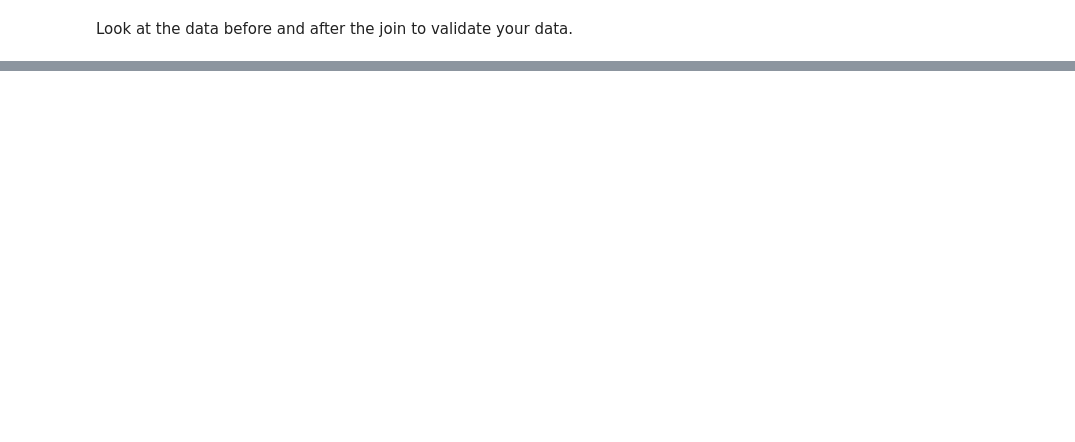
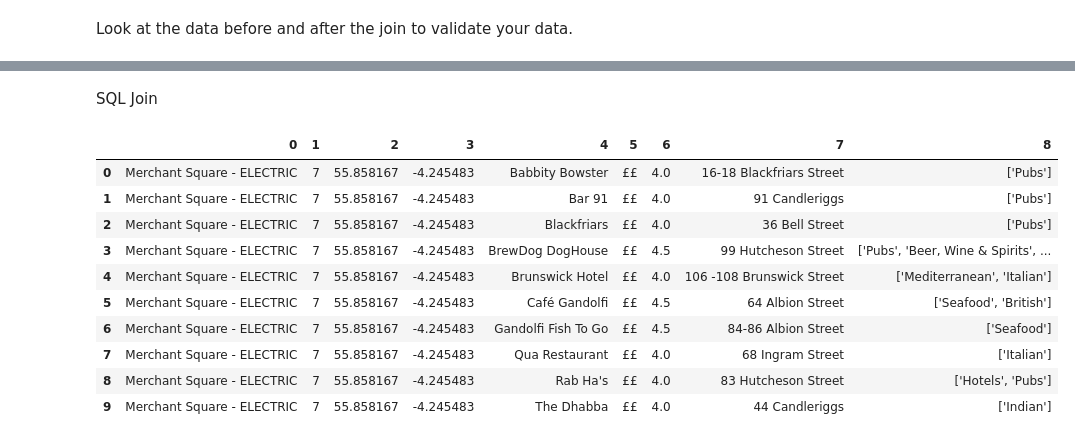
Before and after one commit to mattcorr-lhl/CityBikes-API-Project, a Jupyter notebook: notebooks/joining_data.ipynb, the cells around one changed output, grey strips where cells are left out. Saved outputs shown, nothing was run; the diff lists cells and outputs as text; code cells hidden in the pictures; blank space fills up the shorter version.

Commit message:
Implemented SQLite connection & queries to test JOINs

```diff
--- a/notebooks/joining_data.ipynb
+++ b/notebooks/joining_data.ipynb
@@ -120,0 +156,3 @@ Put all your results in an SQLite3 database (remember, SQLite stores its databas
+# %%
+# Connect to the database. If it does not exist, create it
+conn = create_connection("../data/Glasgow_Bike_Stations_and_Venues.db")
@@ -122,0 +242,30 @@ Look at the data before and after the join to validate your data.
+# %% [markdown]
+SQL Join
+# %%
+# Perform the join using a basic SQL query
+query = """ SELECT bike_stations.station_name,
+                   free_bikes,
+                   latitude,
+                   longitude,
+                   POI_name,
+                   price,
+                   rating,
+                   address,
+                   category_names
+            FROM bike_stations
+            JOIN yelp_pois
+            ON bike_stations.station_id = yelp_pois.station_id
+        """
+pd.DataFrame(execute_read_query(conn, query)).head(10)
+# %% [output]
+|  | 0 | 1 | 2 | 3 | 4 | 5 | 6 | 7 | 8 |
+| 0 | Merchant Square - ELECTRIC | 7 | 55.858167 | -4.245483 | Babbity Bowster | ££ | 4.0 | 16-18 Blackfriars Street | ['Pubs'] |
+| 1 | Merchant Square - ELECTRIC | 7 | 55.858167 | -4.245483 | Bar 91 | ££ | 4.0 | 91 Candleriggs | ['Pubs'] |
+| 2 | Merchant Square - ELECTRIC | 7 | 55.858167 | -4.245483 | Blackfriars | ££ | 4.0 | 36 Bell Street | ['Pubs'] |
+| 3 | Merchant Square - ELECTRIC | 7 | 55.858167 | -4.245483 | BrewDog DogHouse | ££ | 4.5 | 99 Hutcheson Street | ['Pubs', 'Beer, Wine & Spirits', ... |
+| 4 | Merchant Square - ELECTRIC | 7 | 55.858167 | -4.245483 | Brunswick Hotel | ££ | 4.0 | 106 -108 Brunswick Street | ['Mediterranean', 'Italian'] |
+| 5 | Merchant Square - ELECTRIC | 7 | 55.858167 | -4.245483 | Café Gandolfi | ££ | 4.5 | 64 Albion Street | ['Seafood', 'British'] |
+| 6 | Merchant Square - ELECTRIC | 7 | 55.858167 | -4.245483 | Gandolfi Fish To Go | ££ | 4.5 | 84-86 Albion Street | ['Seafood'] |
+| 7 | Merchant Square - ELECTRIC | 7 | 55.858167 | -4.245483 | Qua Restaurant | ££ | 4.0 | 68 Ingram Street | ['Italian'] |
+| 8 | Merchant Square - ELECTRIC | 7 | 55.858167 | -4.245483 | Rab Ha's | ££ | 4.0 | 83 Hutcheson Street | ['Hotels', 'Pubs'] |
+| 9 | Merchant Square - ELECTRIC | 7 | 55.858167 | -4.245483 | The Dhabba | ££ | 4.0 | 44 Candleriggs | ['Indian'] |
```
Also changed, not shown: parts of 8 cells of this notebook, 1 other file.
